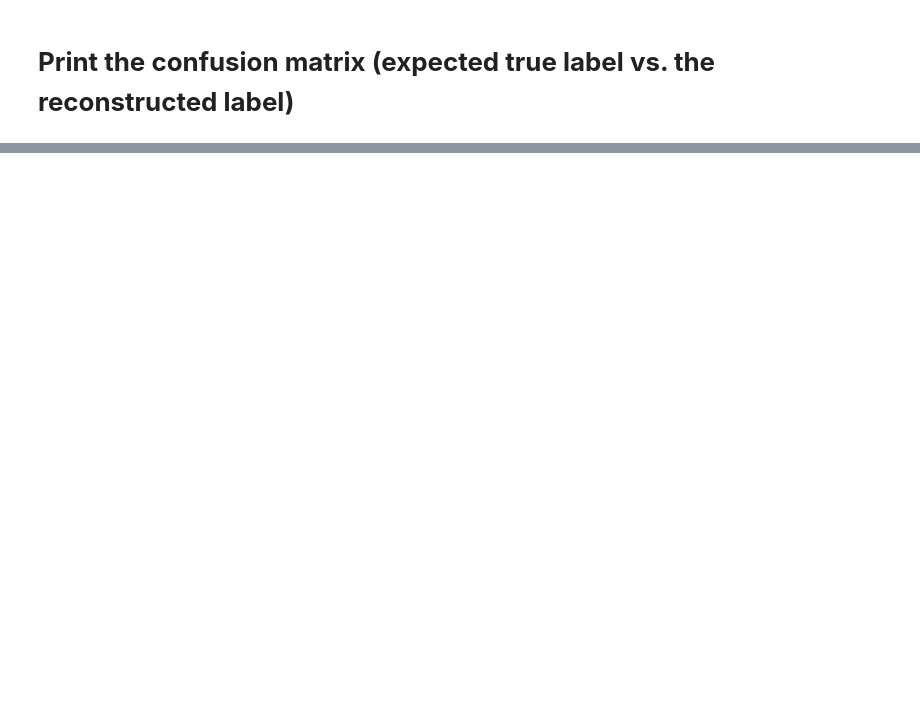
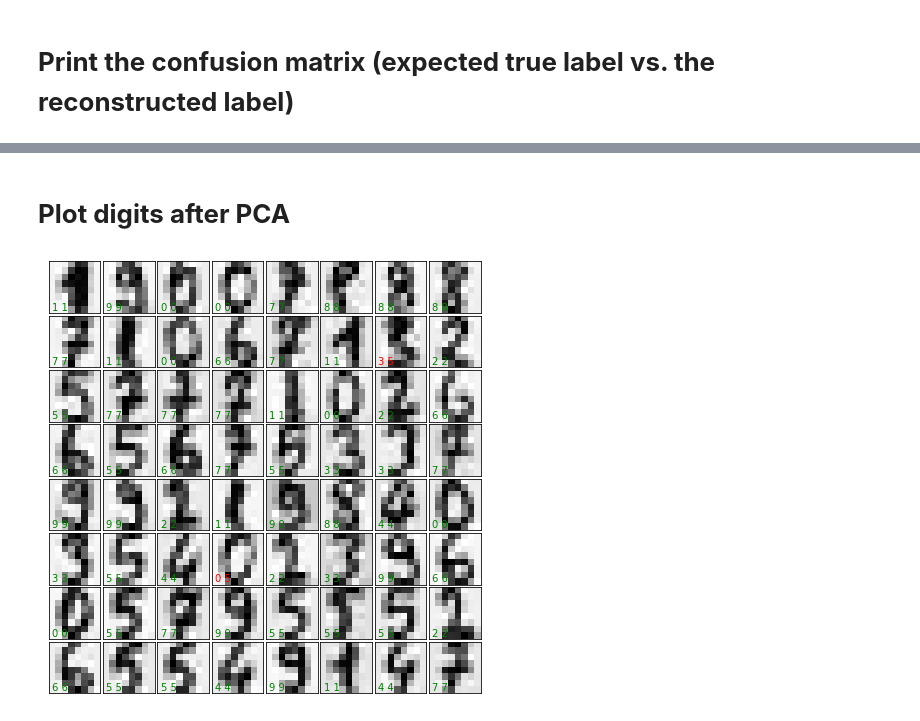
Before and after one commit to marcinwolter/MachineLearning2020, a Jupyter notebook: plot_digits_classif.ipynb, the cells around one changed output, grey strips where cells are left out. Cells and saved outputs as stored; diff of their text form; code cells hidden in the pictures; blank space fills up the shorter version.

```diff
--- a/plot_digits_classif.ipynb
+++ b/plot_digits_classif.ipynb
@@ -192,0 +232,24 @@ plt.show()
+# %% [markdown]
+# **Plot digits after PCA**
+# %%
+# plot PCA reconstructed digits
+X_test_inv = pca.inverse_transform(X_test)
+
+# Plot the prediction
+fig = plt.figure(figsize=(6, 6))  # figure size in inches
+fig.subplots_adjust(left=0, right=1, bottom=0, top=1, hspace=0.05, wspace=0.05)
+
+
+# plot the digits: each image is 8x8 pixels
+for i in range(64):
+    ax = fig.add_subplot(8, 8, i + 1, xticks=[], yticks=[])
+    ax.imshow(X_test_inv.reshape(-1, 8, 8)[i], cmap=plt.cm.binary,
+              interpolation='nearest')
+
+    # label the image with the target value
+    if predicted[i] == expected[i]:
+        ax.text(0, 7, str(expected[i])+" "+str(predicted[i]), color='green')
+    else:
+        ax.text(0, 7, str(expected[i])+" "+str(predicted[i]), color='red')
+# %% [output]
+[figure, added]
```
Also changed, not shown: parts of 10 cells of this notebook.
